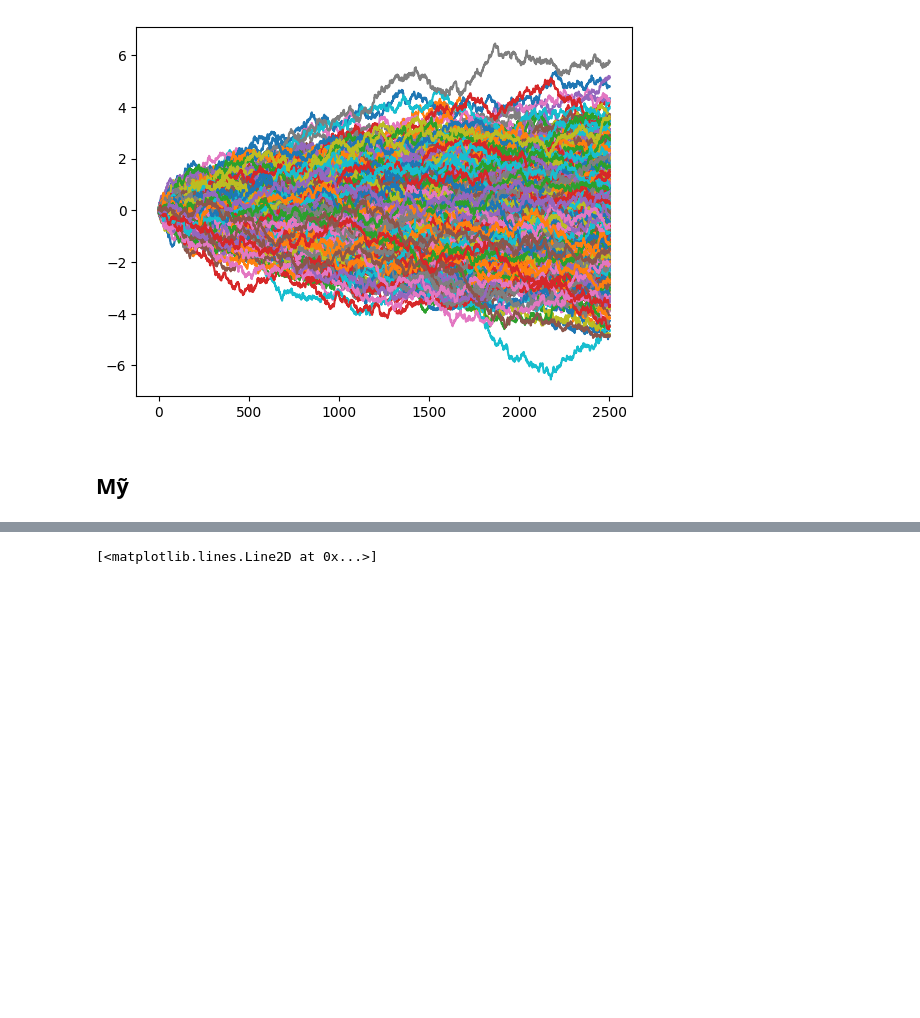
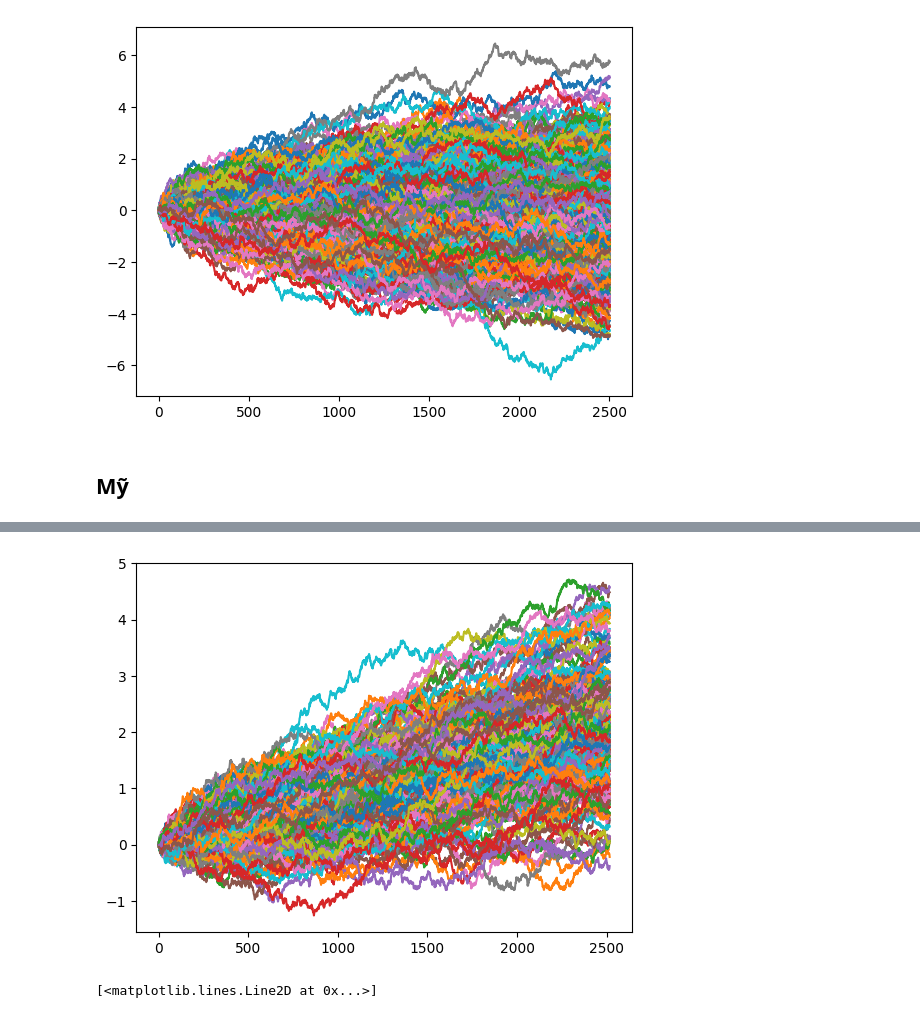
Before and after one commit to khanhtrinh2003/Financial-mathematics, a Jupyter notebook: main.ipynb, the cells around one changed output, grey strips where cells are left out. Cells and saved outputs as stored; diff of their text form; code cells hidden in the pictures; blank space fills up the shorter version.

```diff
--- a/main.ipynb
+++ b/main.ipynb
@@ -200,3 +210,8 @@ sns.kdeplot(np.cumsum(us_sign).iloc[-1,])
+# %%
+for i in range(176):
+    plt.plot(np.cumsum(np.random.normal(0,0.02,2518)+2/2518))
+# %% [output]
+[figure, added]
 # %%
 plt.plot(vn_sign.mean(axis=1))
 # %% [output]
```
Also changed, not shown: parts of 4 cells of this notebook.
